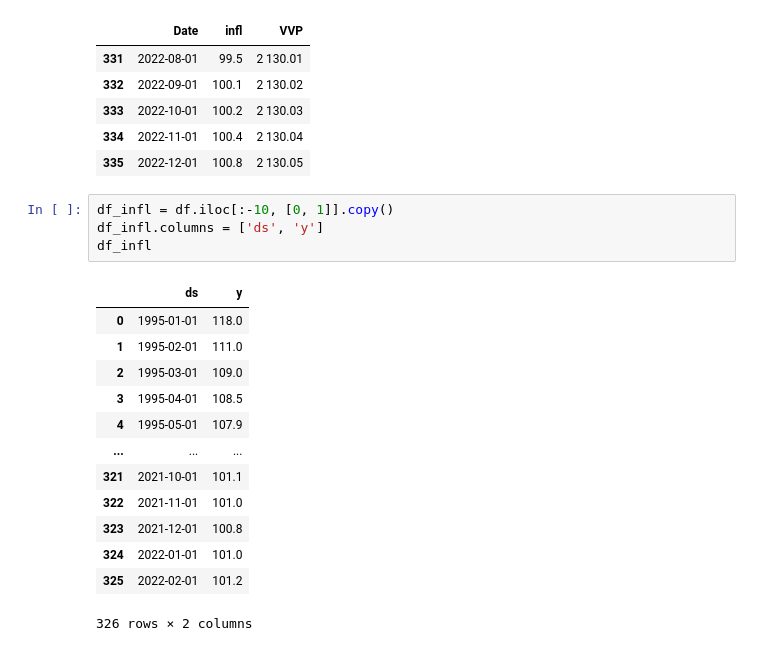
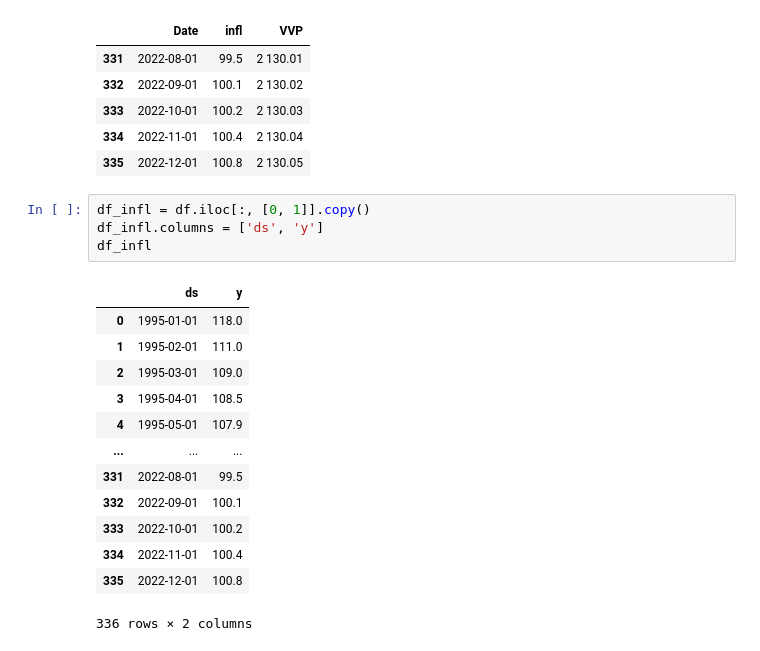
Before and after one commit to ras-internship/colabs, a Jupyter notebook: Alim Fedoseev/prophet_predictions.ipynb, the cells around one changed output. Saved outputs shown, nothing was run; the diff lists cells and outputs as text.

```diff
--- a/Alim Fedoseev/prophet_predictions.ipynb
+++ b/Alim Fedoseev/prophet_predictions.ipynb
@@ -23,23 +23,23 @@ df.tail()
 | 334 | 2022-11-01 | 100.4 | 2 130.04 |
 | 335 | 2022-12-01 | 100.8 | 2 130.05 |
 # %%
-df_infl = df.iloc[:-10, [0, 1]].copy()
+df_infl = df.iloc[:, [0, 1]].copy()
 df_infl.columns = ['ds', 'y']
 df_infl
 # %% [output]
 |  | ds | y |
 | 0 | 1995-01-01 | 118.0 |
 | 1 | 1995-02-01 | 111.0 |
 | 2 | 1995-03-01 | 109.0 |
 | 3 | 1995-04-01 | 108.5 |
 | 4 | 1995-05-01 | 107.9 |
 | ... | ... | ... |
-| 321 | 2021-10-01 | 101.1 |
-| 322 | 2021-11-01 | 101.0 |
-| 323 | 2021-12-01 | 100.8 |
-| 324 | 2022-01-01 | 101.0 |
-| 325 | 2022-02-01 | 101.2 |
+| 331 | 2022-08-01 | 99.5 |
+| 332 | 2022-09-01 | 100.1 |
+| 333 | 2022-10-01 | 100.2 |
+| 334 | 2022-11-01 | 100.4 |
+| 335 | 2022-12-01 | 100.8 |
-326 rows × 2 columns
+336 rows × 2 columns
 # %%
 m = Prophet()
 m.fit(df_infl)
```
Also changed, not shown: parts of 3 cells of this notebook.
